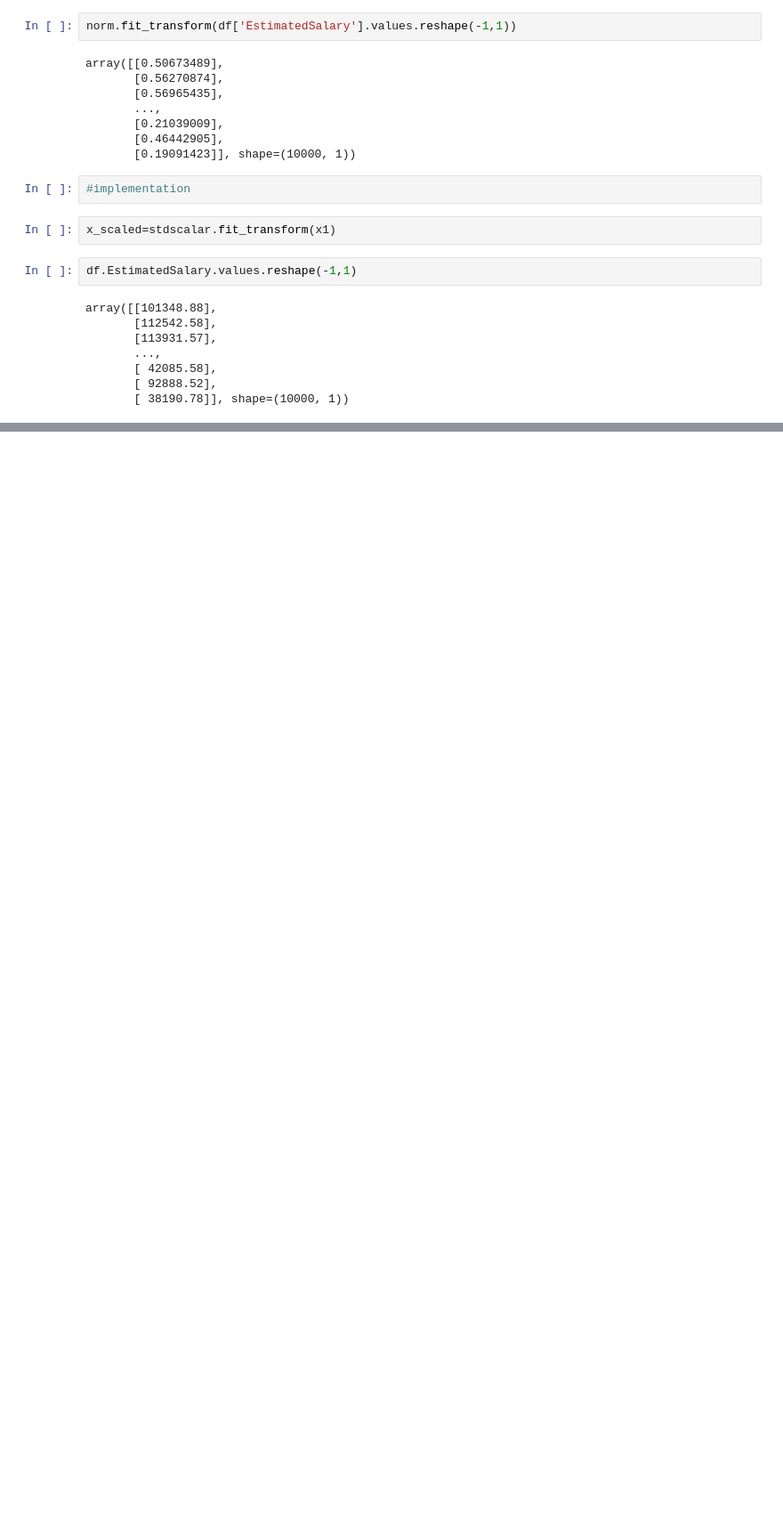
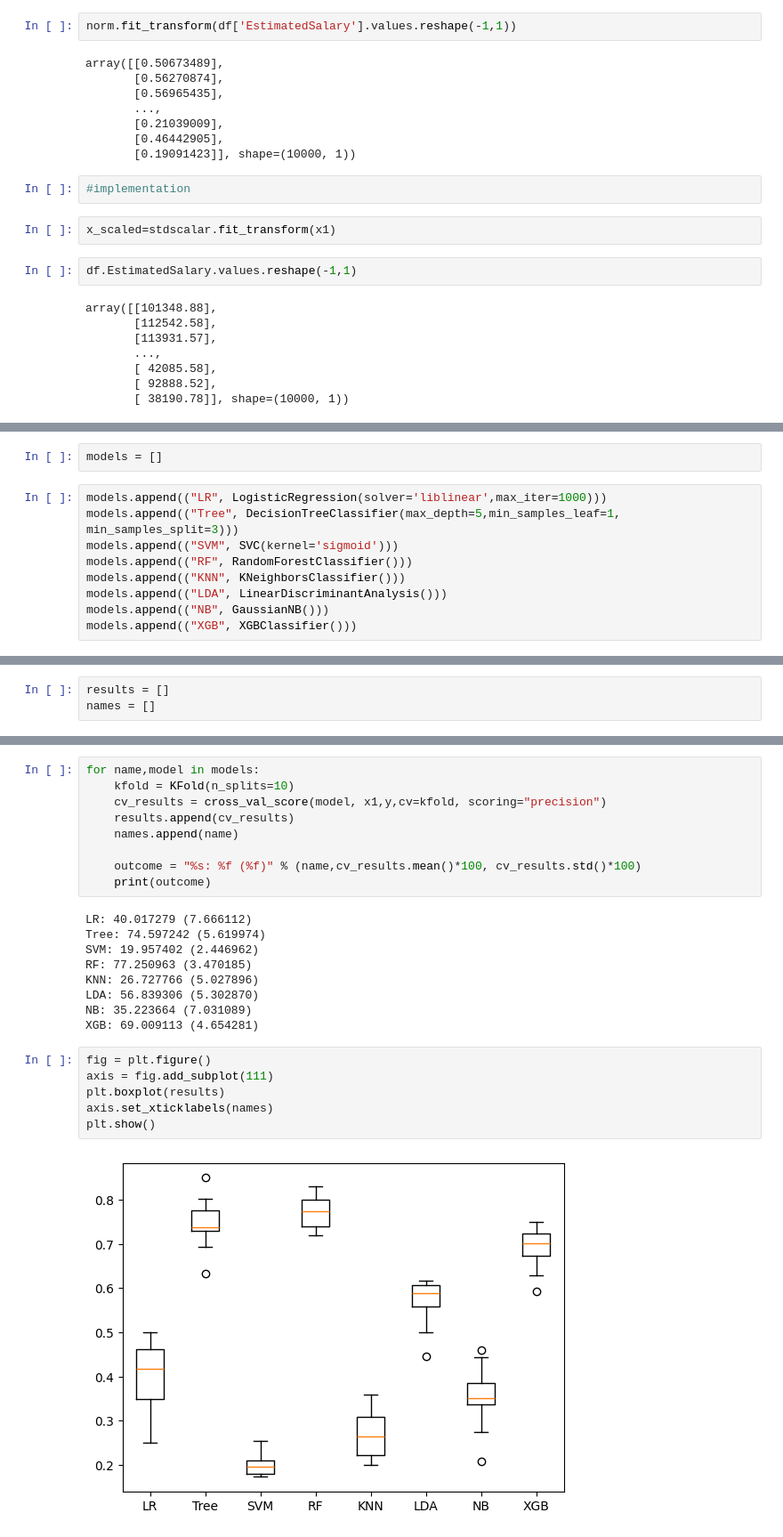
Before and after one commit to atharva723/python_practice, a Jupyter notebook: AIml/Machine Learning/MLday3(classification).ipynb, the cells around one changed output, grey strips where cells are left out. Shown at 89% size. Cells and saved outputs as stored; diff of their text form; blank space fills up the shorter version.

```diff
--- a/AIml/Machine Learning/MLday3(classification).ipynb
+++ b/AIml/Machine Learning/MLday3(classification).ipynb
@@ -236,0 +353,11 @@ array([[101348.88],
+# %%
+models = []
+# %%
+models.append(("LR", LogisticRegression(solver='liblinear',max_iter=1000)))
+models.append(("Tree", DecisionTreeClassifier(max_depth=5,min_samples_leaf=1, min_samples_split=3)))
+models.append(("SVM", SVC(kernel='sigmoid')))
+models.append(("RF", RandomForestClassifier()))
+models.append(("KNN", KNeighborsClassifier()))
+models.append(("LDA", LinearDiscriminantAnalysis()))
+models.append(("NB", GaussianNB()))
+models.append(("XGB", XGBClassifier()))
@@ -236,0 +386,3 @@ array([[101348.88],
+# %%
+results = []
+names = []
@@ -236,0 +398,26 @@ array([[101348.88],
+# %%
+for name,model in models:
+    kfold = KFold(n_splits=10)
+    cv_results = cross_val_score(model, x1,y,cv=kfold, scoring="precision")
+    results.append(cv_results)
+    names.append(name)
+
+    outcome = "%s: %f (%f)" % (name,cv_results.mean()*100, cv_results.std()*100)
+    print(outcome)
+# %% [output]
+LR: 40.017279 (7.666112)
+Tree: 74.597242 (5.619974)
+SVM: 19.957402 (2.446962)
+RF: 77.250963 (3.470185)
+KNN: 26.727766 (5.027896)
+LDA: 56.839306 (5.302870)
+NB: 35.223664 (7.031089)
+XGB: 69.009113 (4.654281)
+# %%
+fig = plt.figure()
+axis = fig.add_subplot(111)
+plt.boxplot(results)
+axis.set_xticklabels(names)
+plt.show()
+# %% [output]
+[figure, added]
```
Also changed, not shown: parts of 43 cells of this notebook, 3 other files.
